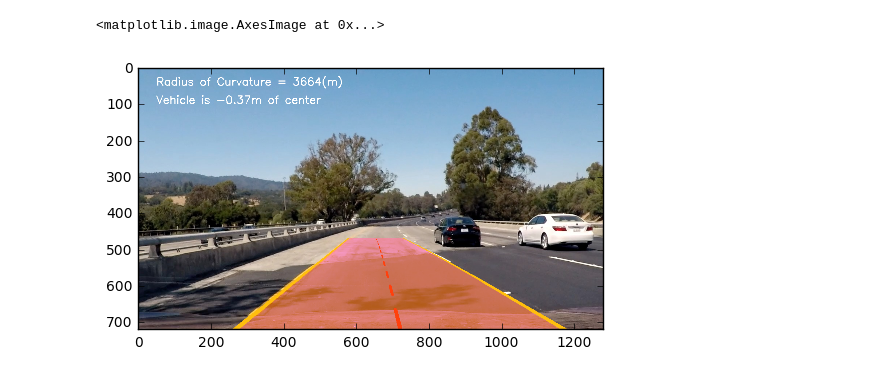
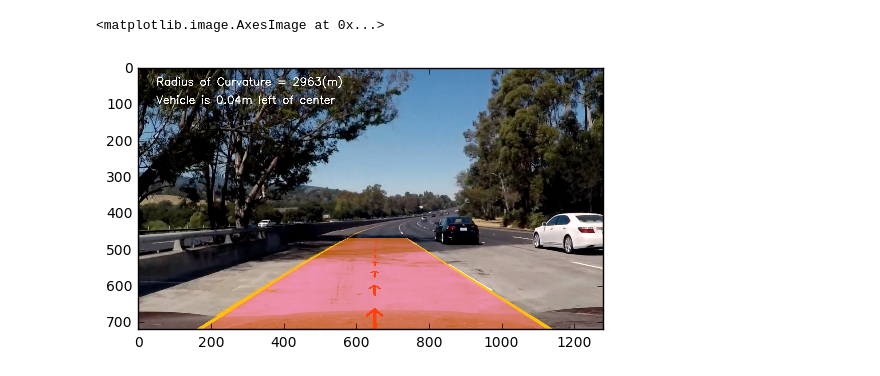
Before and after one commit to Aipakazuma/CarND-advancedLaneLines, a Jupyter notebook: Advanced Lane Lines.ipynb, the cells around one changed output. Cells and saved outputs as stored; diff of their text form; code cells hidden in the pictures.

```diff
--- a/Advanced Lane Lines.ipynb
+++ b/Advanced Lane Lines.ipynb
@@ -22,6 +22,9 @@ CAL_IMAGE_PATH = 'camera_cal/calibration*.jpg'
 CALIBRATION_PATH = 'camera_cal/calibration.p'
 
 def calculate_camera_calibration(path_pattern, rows, cols, image_size):
+    """
+    Caluculates the camera calibration based in chessboard images.
+    """
     objp = np.zeros((rows*cols,3), np.float32)
     objp[:,:2] = np.mgrid[0:cols, 0:rows].T.reshape(-1,2)
 
@@ -64,6 +67,10 @@ def calculate_camera_calibration(path_pattern, rows, cols, image_size):
     return calibration
 
 def get_camera_calibration():
+    """
+    Depending on the constant CALC_CAL_POINTS the camera calibration will be
+    calculated and stored on disk or loaded.
+    """
     if CALC_CAL_POINTS:
         calibration = calculate_camera_calibration(CAL_IMAGE_PATH, ROWS, COLS, CAL_IMAGE_SIZE)
         with open(CALIBRATION_PATH, 'wb') as f:
@@ -75,6 +82,9 @@ def get_camera_calibration():
     return calibration;
 # %%
 def cal_undistort(img, calibration):
+    """
+    Takes an image and a calibration object and returns the undistorted image.
+    """
     objpoints = calibration['objpoints']
     imgpoints = calibration['imgpoints']
 
@@ -226,7 +236,6 @@ def histogram_lane_detection(img, steps, search_window, h_window, v_window):
 
     histograms = histogram_smoothing(histograms, window=v_window)
 
-#     fig, axis = plt.subplots(steps, sharey=True, sharex=True)
     for i, histogram in enumerate(histograms):
         start = masked_img.shape[0] - (i * pixels_per_step)
         end = start - pixels_per_step
@@ -241,11 +250,6 @@ def histogram_lane_detection(img, steps, search_window, h_window, v_window):
 
             all_x.extend(x)
             all_y.extend(y)
-
-#         axis[i].plot(histogram_smooth)
-#         axis[i].get_yaxis().set_visible(False)
-
-#     plt.show()
 
     all_x = np.array(all_x) + search_window[0]
     all_y = np.array(all_y)
@@ -340,11 +344,10 @@ def calculate_lane_area(lanes, img_height, steps):
 
     return np.concatenate((points_left, points_right[::-1]), axis=0)
 
-def are_lanes_plausible(lane_one, lane_two, parall_thres=(0.0003, 1), dist_thres=(300, 600)):
+def are_lanes_plausible(lane_one, lane_two, parall_thres=(0.0002, 0.5), dist_thres=(450, 550)):
     is_parall = lane_one.is_current_fit_parallel(lane_two, threshold=parall_thres)
     dist = lane_one.get_current_fit_distance(lane_two)
     is_plausible_dist = dist_thres[0] < dist < dist_thres[1]
-
     return is_parall & is_plausible_dist
 
 
@@ -360,7 +363,23 @@ def draw_poly(img, poly, steps, color, thickness=10, dashed=False):
         end_point = (int(poly(end)), end)
 
         if dashed == False or i%2==1:
-            img = cv2.line(img, start_point, end_point, color, thickness)
+            img = cv2.line(img, end_point, start_point, color, thickness)
+
+    return img
+
+def draw_poly_arr(img, poly, steps, color, thickness=10, dashed=False, tipLength=1):
+    img_height = img.shape[0]
+    pixels_per_step = img_height//steps
+
+    for i in range(steps):
+        start = i * pixels_per_step
+        end = start + pixels_per_step
+
+        start_point = (int(poly(start)), start)
+        end_point = (int(poly(end)), end)
+
+        if dashed == False or i%2==1:
+            img = cv2.arrowedLine(img, end_point, start_point, color, thickness, tipLength=tipLength)
 
     return img
 
@@ -453,11 +472,12 @@ class Line():
     def is_current_fit_parallel(self, other_line, threshold=(0, 0)):
         first_coefi_dif = np.abs(self.current_fit[0] - other_line.current_fit[0])
         second_coefi_dif = np.abs(self.current_fit[1] - other_line.current_fit[1])
+        is_parallel = first_coefi_dif < threshold[0] and second_coefi_dif < threshold[1]
 
-        return first_coefi_dif < threshold[0] and second_coefi_dif < threshold[1]
+        return is_parallel
 
     def get_current_fit_distance(self, other_line):
-        return np.abs(self.current_fit[2] - other_line.current_fit[2])
+        return np.abs(self.current_fit_poly(719) - other_line.current_fit_poly(719))
 # %%
 HIST_STEPS = 10
 OFFSET = 200
@@ -589,17 +611,17 @@ class LaneDetector():
 # %%
 cam_calibration = get_camera_calibration()
 ld = LaneDetector(SRC, DST, n_frames=FRAME_MEMORY, cam_calibration=cam_calibration)
 
-img = imread('test_images/test4.jpg')
+img = imread('test_images/test5.jpg')
 
 for i in range(1):
     img = ld.process_frame(img)
 
 
 plt.imshow(img, cmap='gray')
 # %% [output]
 <matplotlib.image.AxesImage at 0x...>
-[figure, old version]
+[figure, new version]
 # %%
 images = []
 for i in range(1, 11):
```
Also changed, not shown: parts of 5 cells of this notebook, 9 other files.
